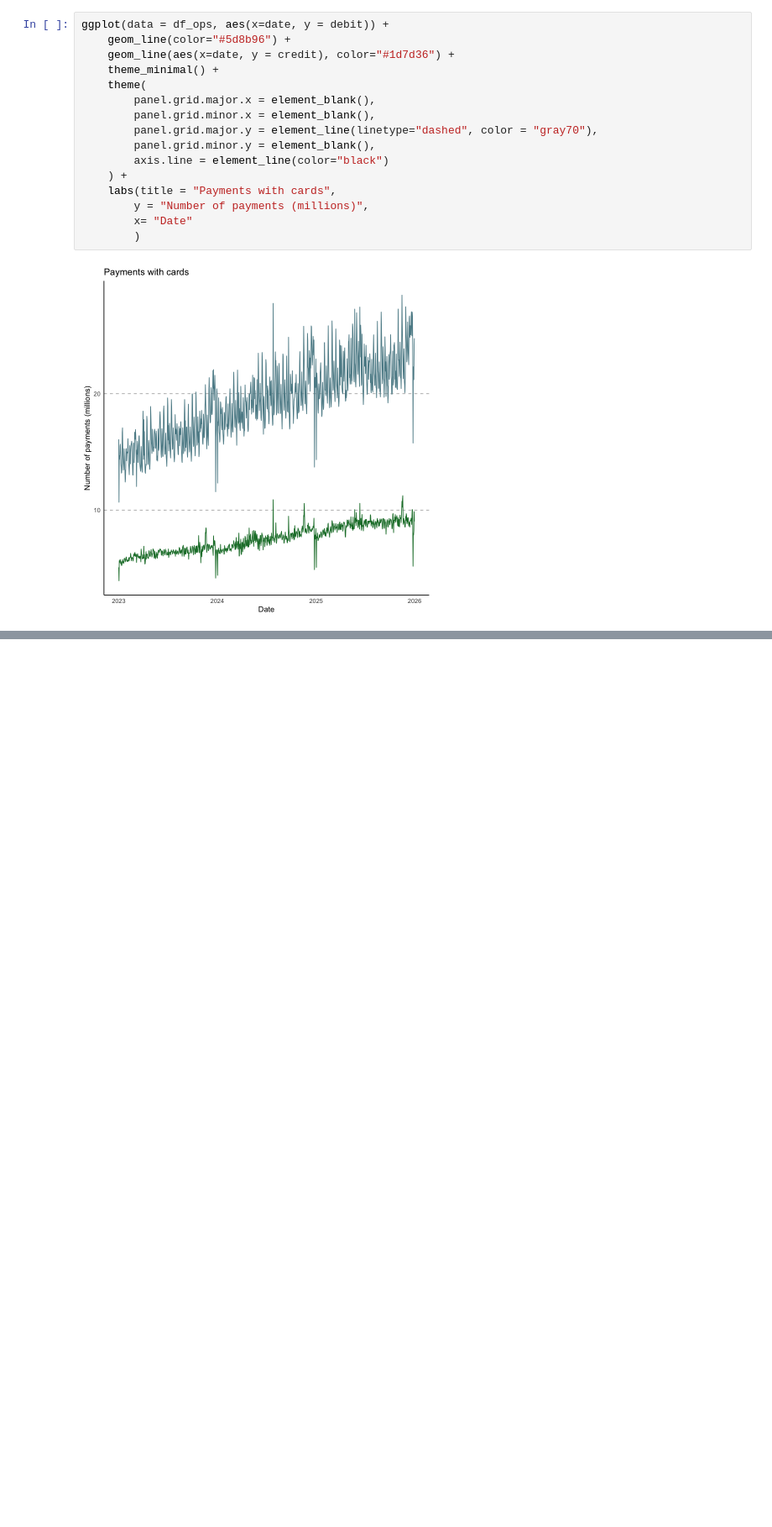
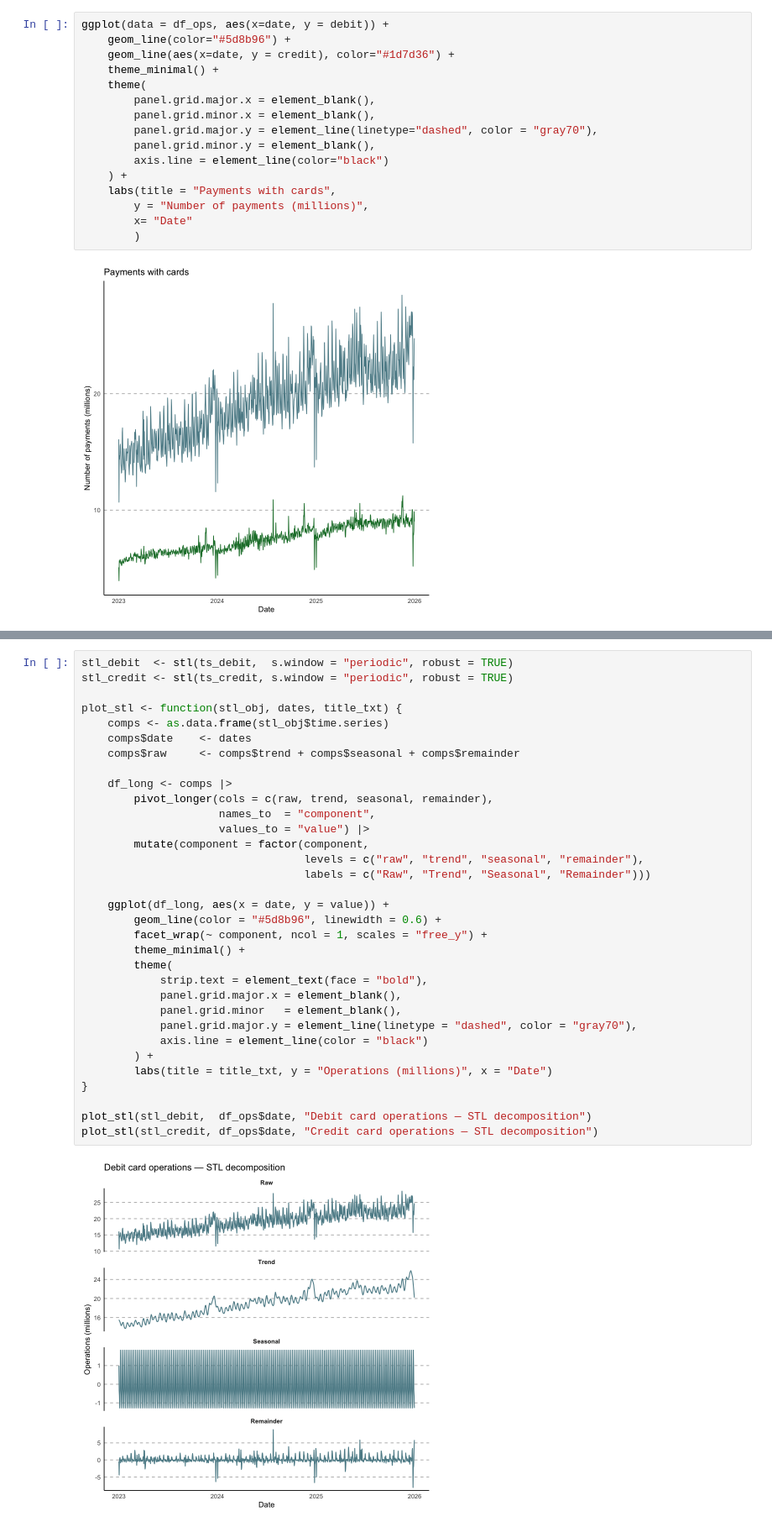
Before and after one commit to gerardorochabenigno/sitio-gerardo-rocha-benigno, a Jupyter notebook: posts/tarjetas-suavizamiento/suavizamiento.ipynb, the cells around one changed output, grey strips where cells are left out. Shown at 84% size. Cells and saved outputs as stored; diff of their text form; blank space fills up the shorter version.

```diff
--- a/posts/tarjetas-suavizamiento/suavizamiento.ipynb
+++ b/posts/tarjetas-suavizamiento/suavizamiento.ipynb
@@ -97,0 +265,35 @@ ggplot(data = df_ops, aes(x=date, y = debit)) +
+# %%
+stl_debit  <- stl(ts_debit,  s.window = "periodic", robust = TRUE)
+stl_credit <- stl(ts_credit, s.window = "periodic", robust = TRUE)
+
+plot_stl <- function(stl_obj, dates, title_txt) {
+    comps <- as.data.frame(stl_obj$time.series)
+    comps$date    <- dates
+    comps$raw     <- comps$trend + comps$seasonal + comps$remainder
+
+    df_long <- comps |>
+        pivot_longer(cols = c(raw, trend, seasonal, remainder),
+                     names_to  = "component",
+                     values_to = "value") |>
+        mutate(component = factor(component,
+                                  levels = c("raw", "trend", "seasonal", "remainder"),
+                                  labels = c("Raw", "Trend", "Seasonal", "Remainder")))
+
+    ggplot(df_long, aes(x = date, y = value)) +
+        geom_line(color = "#5d8b96", linewidth = 0.6) +
+        facet_wrap(~ component, ncol = 1, scales = "free_y") +
+        theme_minimal() +
+        theme(
+            strip.text = element_text(face = "bold"),
+            panel.grid.major.x = element_blank(),
+            panel.grid.minor   = element_blank(),
+            panel.grid.major.y = element_line(linetype = "dashed", color = "gray70"),
+            axis.line = element_line(color = "black")
+        ) +
+        labs(title = title_txt, y = "Operations (millions)", x = "Date")
+}
+
+plot_stl(stl_debit,  df_ops$date, "Debit card operations — STL decomposition")
+plot_stl(stl_credit, df_ops$date, "Credit card operations — STL decomposition")
+# %% [output]
+[figure, added]
```
Also changed, not shown: parts of 18 cells of this notebook, 1 other file.
